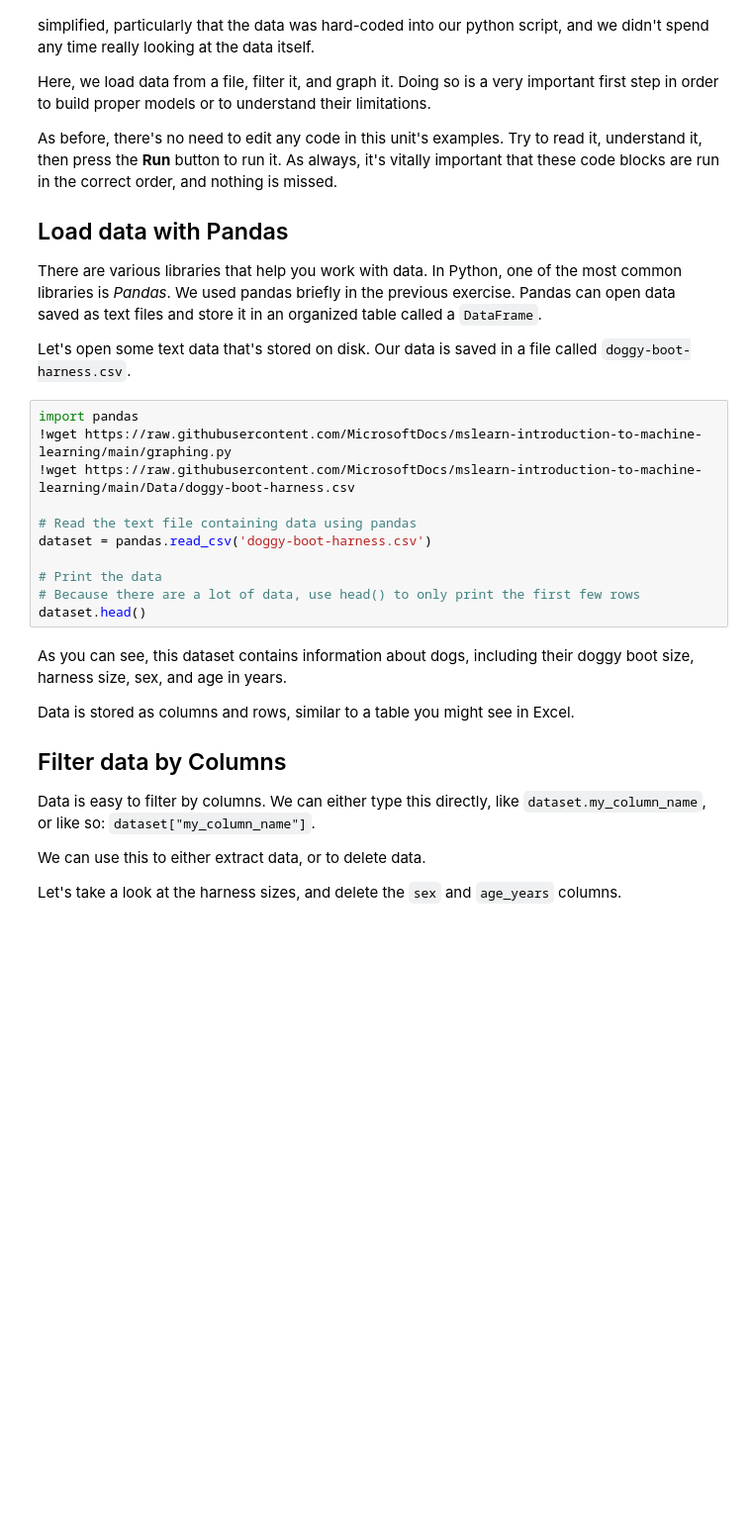
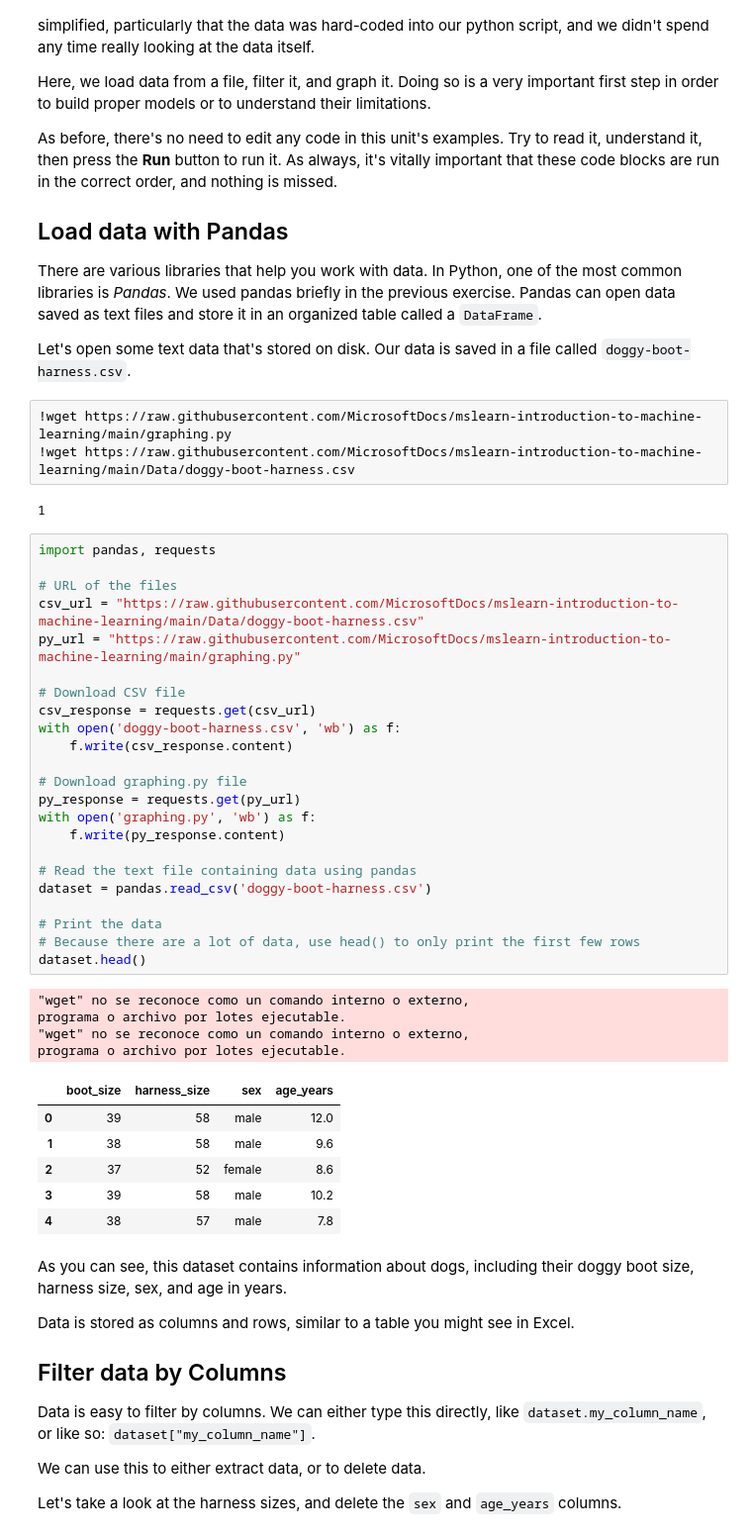
Before and after one commit to TsuenKitTajamar/mslearn-training-labs, a Jupyter notebook: introduction-to-machine-learning/1-5-exercise-improve-models.ipynb, the cells around one changed output. Shown at 99% size. Saved outputs shown, nothing was run; the diff lists cells and outputs as text; blank space fills up the shorter version.

Commit message:
Update: Introduction to ML Executed Cells

```diff
--- a/introduction-to-machine-learning/1-5-exercise-improve-models.ipynb
+++ b/introduction-to-machine-learning/1-5-exercise-improve-models.ipynb
@@ -13,16 +13,44 @@ There are various libraries that help you work with data. In Python, one of the
 
 Let's open some text data that's stored on disk. Our data is saved in a file called `doggy-boot-harness.csv`.
 # %%
-import pandas
 !wget https://raw.githubusercontent.com/MicrosoftDocs/mslearn-introduction-to-machine-learning/main/graphing.py
 !wget https://raw.githubusercontent.com/MicrosoftDocs/mslearn-introduction-to-machine-learning/main/Data/doggy-boot-harness.csv
-
-# Read the text file containing data using pandas
-dataset = pandas.read_csv('doggy-boot-harness.csv')
-
-# Print the data
-# Because there are a lot of data, use head() to only print the first few rows
-dataset.head()
+# %% [output]
+1
+# %%
+import pandas, requests
+
+# URL of the files
+csv_url = "https://raw.githubusercontent.com/MicrosoftDocs/mslearn-introduction-to-machine-learning/main/Data/doggy-boot-harness.csv"
+py_url = "https://raw.githubusercontent.com/MicrosoftDocs/mslearn-introduction-to-machine-learning/main/graphing.py"
+
+# Download CSV file
+csv_response = requests.get(csv_url)
+with open('doggy-boot-harness.csv', 'wb') as f:
+    f.write(csv_response.content)
+
+# Download graphing.py file
+py_response = requests.get(py_url)
+with open('graphing.py', 'wb') as f:
+    f.write(py_response.content)
+
+# Read the text file containing data using pandas
+dataset = pandas.read_csv('doggy-boot-harness.csv')
+
+# Print the data
+# Because there are a lot of data, use head() to only print the first few rows
+dataset.head()
+# %% [output]
+"wget" no se reconoce como un comando interno o externo,
+programa o archivo por lotes ejecutable.
+"wget" no se reconoce como un comando interno o externo,
+programa o archivo por lotes ejecutable.
+|  | boot_size | harness_size | sex | age_years |
+| 0 | 39 | 58 | male | 12.0 |
+| 1 | 38 | 58 | male | 9.6 |
+| 2 | 37 | 52 | female | 8.6 |
+| 3 | 39 | 58 | male | 10.2 |
+| 4 | 38 | 57 | male | 7.8 |
 # %% [markdown]
 As you can see, this dataset contains information about dogs, including their doggy boot size, harness size, sex, and age in years.
 
```
Also changed, not shown: 4 other files.
